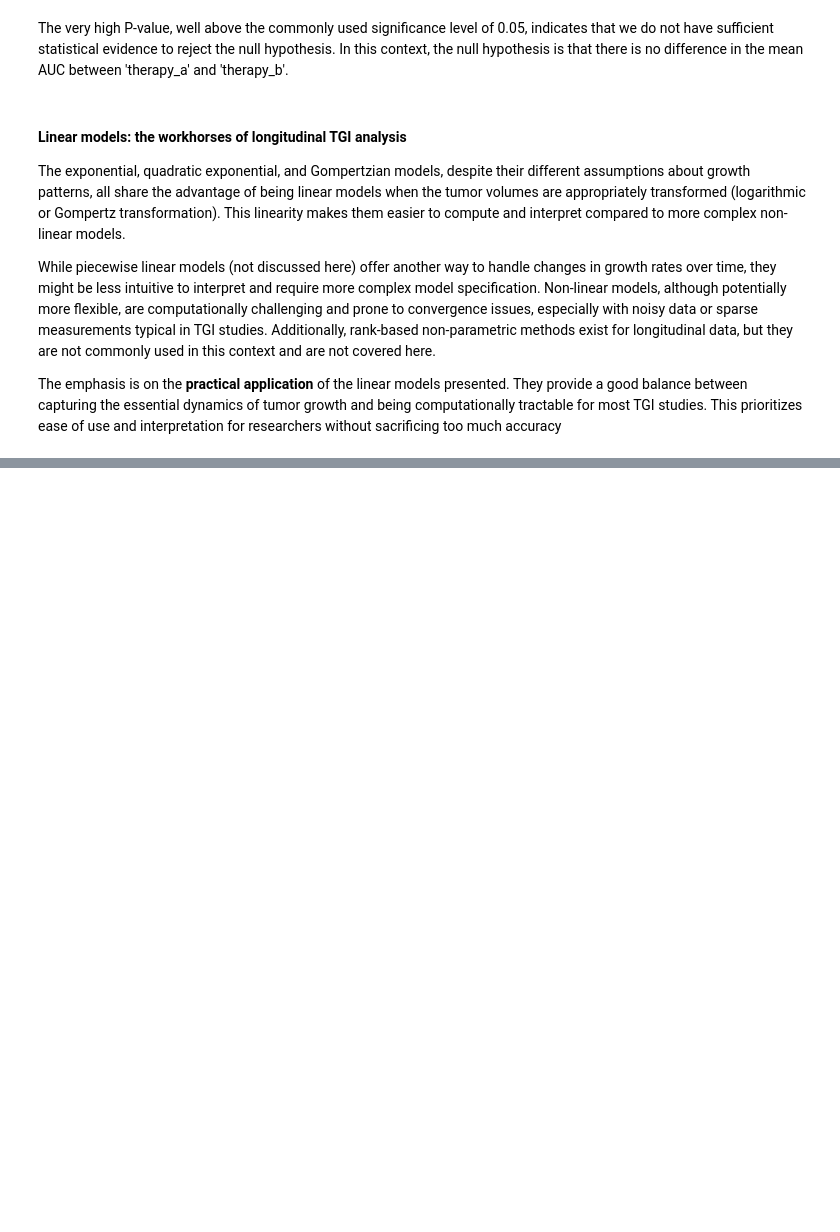
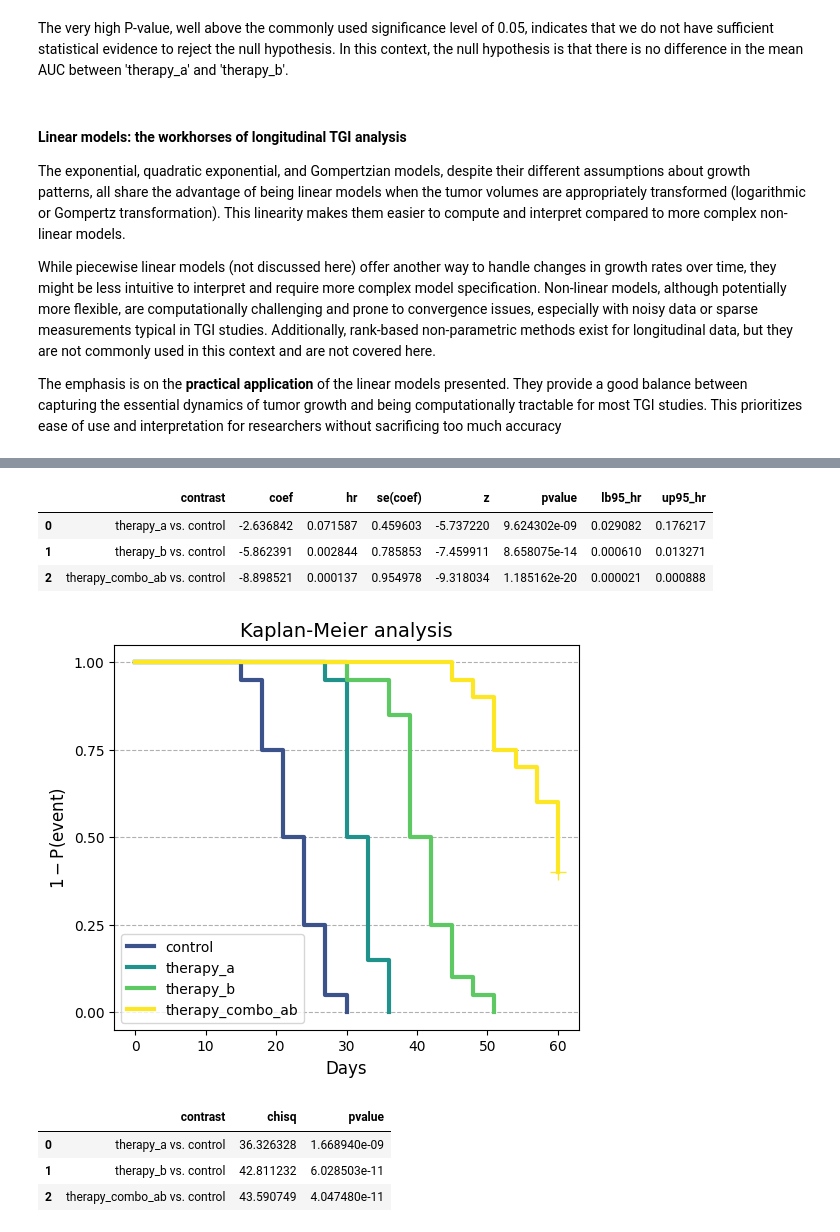
Before and after one commit to sbwiecko/TGI_analysis_Python, a Jupyter notebook: Bonato_tutorial_python.ipynb, the cells around one changed output, grey strips where cells are left out. Saved outputs shown, nothing was run; the diff lists cells and outputs as text; code cells hidden in the pictures; blank space fills up the shorter version.

Commit message:
notebook upgraded with survival analysis

```diff
--- a/Bonato_tutorial_python.ipynb
+++ b/Bonato_tutorial_python.ipynb
@@ -2951,0 +3205,30 @@ The emphasis is on the **practical application** of the linear models presented.
+# %%
+tte_analysis(
+    dataset=TGI_dataset_gompertz,
+    event_threshold=2000,
+    treatments_numerator=['therapy_a', 'therapy_b', 'therapy_combo_ab'],
+    treatment_denominator='control',
+    method='cox',
+    plotKM=True,
+    colormap='viridis',
+)
+# %% [output]
+|  | contrast | coef | hr | se(coef) | z | pvalue | lb95_hr | up95_hr |
+| 0 | therapy_a vs. control | -2.636842 | 0.071587 | 0.459603 | -5.737220 | 9.624302e-09 | 0.029082 | 0.176217 |
+| 1 | therapy_b vs. control | -5.862391 | 0.002844 | 0.785853 | -7.459911 | 8.658075e-14 | 0.000610 | 0.013271 |
+| 2 | therapy_combo_ab vs. control | -8.898521 | 0.000137 | 0.954978 | -9.318034 | 1.185162e-20 | 0.000021 | 0.000888 |
+[figure, added]
+# %%
+tte_analysis(
+    dataset=TGI_dataset_gompertz,
+    event_threshold=2000,
+    treatments_numerator=['therapy_a', 'therapy_b', 'therapy_combo_ab'],
+    treatment_denominator='control',
+    method='logrank',
+    plotKM=False,
+)
+# %% [output]
+|  | contrast | chisq | pvalue |
+| 0 | therapy_a vs. control | 36.326328 | 1.668940e-09 |
+| 1 | therapy_b vs. control | 42.811232 | 6.028503e-11 |
+| 2 | therapy_combo_ab vs. control | 43.590749 | 4.047480e-11 |
```
Also changed, not shown: parts of 17 cells of this notebook, 2 other files.
